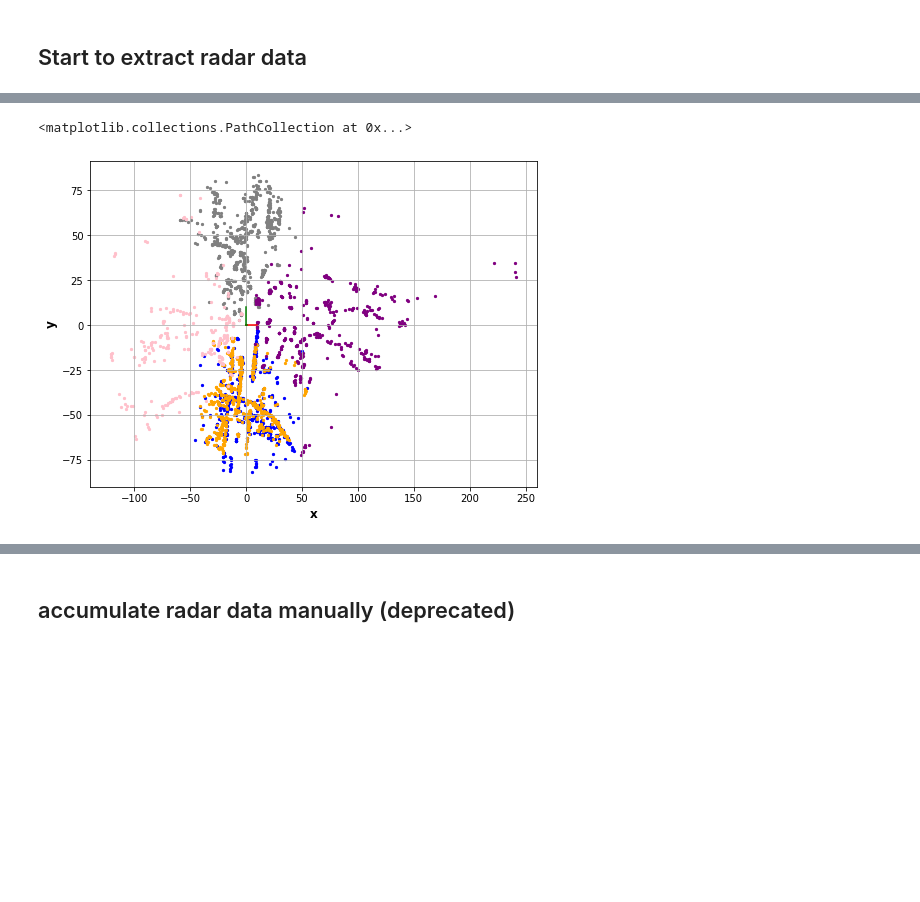
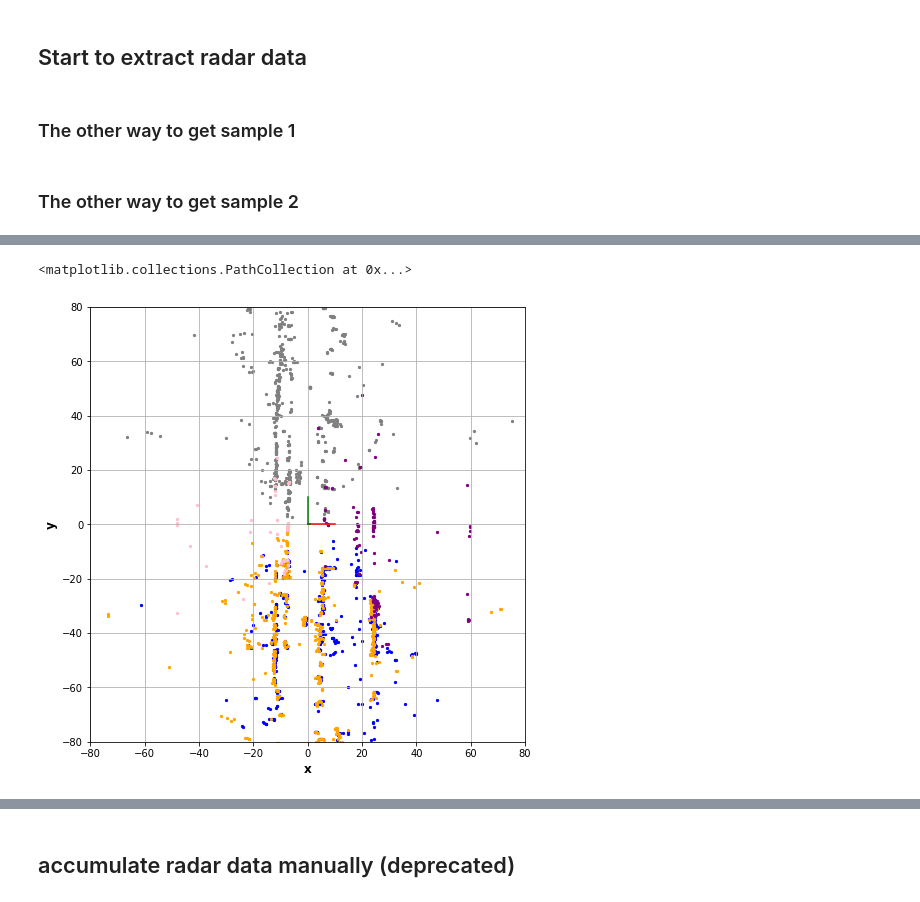
Before and after one commit to coolcat647/ds2020-final-project, a Jupyter notebook: familiar_with_nuscenes.ipynb, the cells around one changed output, grey strips where cells are left out. Drawn from its saved outputs; the diff is of its cells as text; code cells hidden in the pictures; blank space fills up the shorter version.

```diff
--- a/familiar_with_nuscenes.ipynb
+++ b/familiar_with_nuscenes.ipynb
@@ -241,45 +240,63 @@ def custom_render_sample_data(sample_data_token: str,
 
         if verbose:
             plt.show()
+# %% [markdown]
+### The other way to get sample 1
 # %%
 my_sample = nusc.sample[10]    # Another way to get sample
+# %% [markdown]
+### The other way to get sample 2
+# %%
+scene_token = nusc.field2token('scene', 'name', 'scene-0655')[0]
+scene_dict = nusc.get('scene', scene_token)
+
+next_token = scene_dict['first_sample_token']
+n_th_token = 11
+my_sample = None
+for i in range(n_th_token):
+    if next_token != "":
+        my_sample = nusc.get('sample', next_token)
+        next_token = my_sample['next']
 # %% [markdown]
 ## Notice the y-axis of LiDAR is correspond to heading direction of the car
 <img src="https://www.nuscenes.org/public/images/data.png" alt="LiDAR pose" style="width:480px;"/>
 # %%
-fig, ax = plt.subplots(1, 1, figsize=(8, 6))
+fig, ax = plt.subplots(1, 1, figsize=(8, 8))
 ax.set_xlabel("x", fontsize=12, fontweight='bold')
 ax.set_ylabel("y", fontsize=12, fontweight='bold')
 ax.plot((0, 10), (0, 0), (0, 0), c='red')
 ax.plot((0, 0), (0, 10), (0, 0), c='green')
 ax.grid()
+ax.set_xlim(-80, 80)
+ax.set_ylim(-80, 80)
+ax.set_aspect('equal')
 
 # Sweep parameter
 nsweeps = 6
 
 my_sample = my_sample
 reference_channel = 'LIDAR_TOP'
 
 channel = 'RADAR_FRONT'
 points, times = RadarPointCloud.from_file_multisweep(nusc, my_sample, channel, reference_channel, nsweeps)
 ax.scatter(points.points[0, :], points.points[1, :], marker='o', c='gray', s=5.0)
 
 channel = 'RADAR_BACK_RIGHT'
 points, times = RadarPointCloud.from_file_multisweep(nusc, my_sample, channel, reference_channel, nsweeps)
 ax.scatter(points.points[0, :], points.points[1, :], marker='o', c='blue', s=5.0)
 
 channel = 'RADAR_BACK_LEFT'
 points, times = RadarPointCloud.from_file_multisweep(nusc, my_sample, channel, reference_channel, nsweeps)
 ax.scatter(points.points[0, :], points.points[1, :], marker='o', c='orange', s=5.0)
 
 channel = 'RADAR_FRONT_RIGHT'
 points, times = RadarPointCloud.from_file_multisweep(nusc, my_sample, channel, reference_channel, nsweeps)
 ax.scatter(points.points[0, :], points.points[1, :], marker='o', c='purple', s=5.0)
 
 channel = 'RADAR_FRONT_LEFT'
 points, times = RadarPointCloud.from_file_multisweep(nusc, my_sample, channel, reference_channel, nsweeps)
 ax.scatter(points.points[0, :], points.points[1, :], marker='o', c='pink', s=5.0)
 # %% [output]
 <matplotlib.collections.PathCollection at 0x...>
-[figure, old version]
+[figure, new version]
 # %%
```
Also changed, not shown: parts of 6 cells of this notebook.
